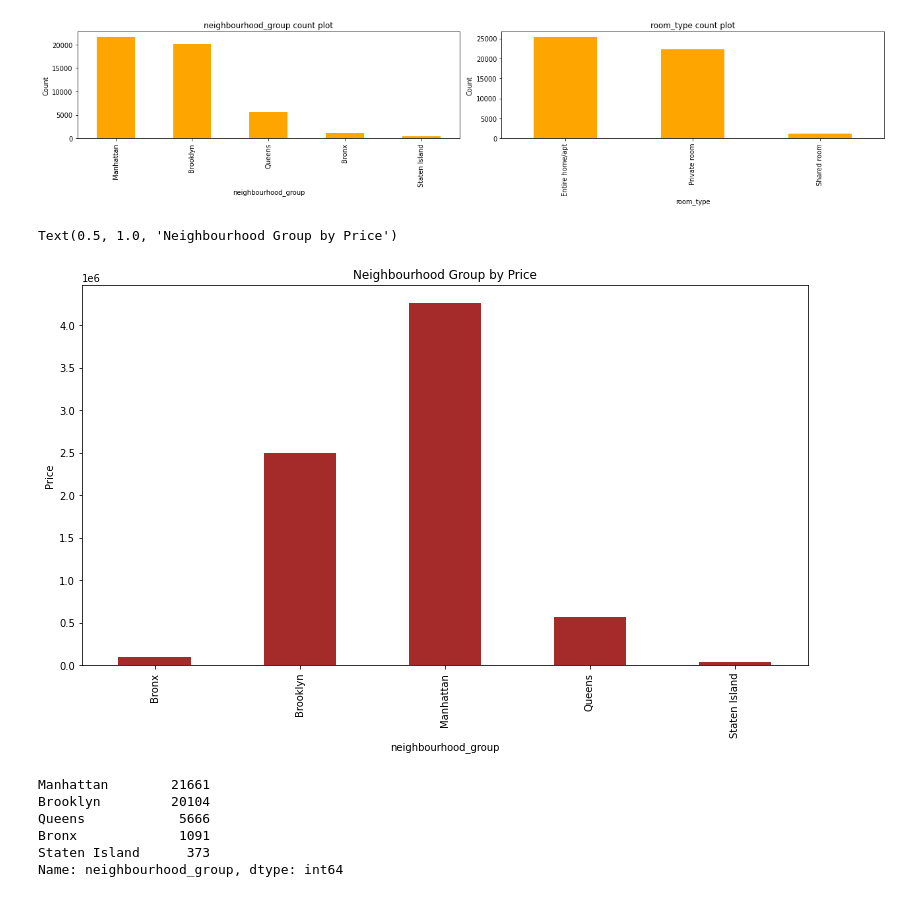
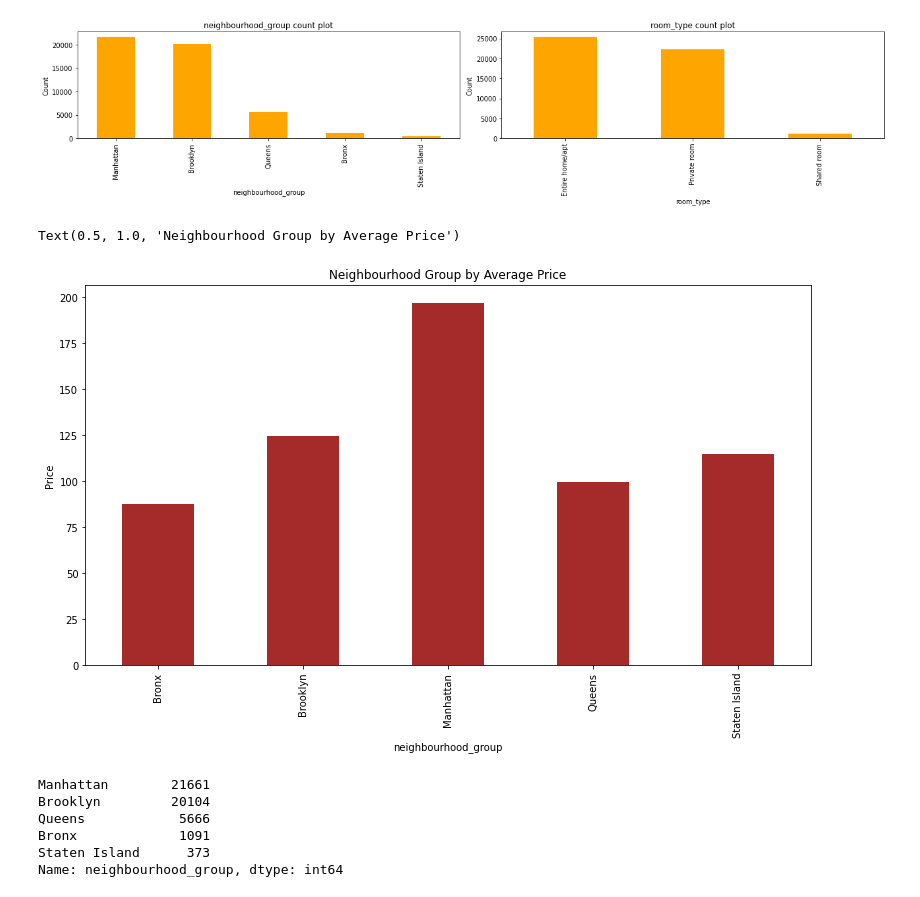
Before and after one commit to mohammedmoin44/EDA-Airbnb-NYC, a Jupyter notebook: Airbnb_Bookings_Analysis_Capstone_Project.ipynb, the cells around one changed output. Cells and saved outputs as stored; diff of their text form; code cells hidden in the pictures.

```diff
--- a/Airbnb_Bookings_Analysis_Capstone_Project.ipynb
+++ b/Airbnb_Bookings_Analysis_Capstone_Project.ipynb
@@ -152,13 +153,14 @@ plt.tight_layout()
 # %% [output]
 [figure]
 # %%
+#Plottin Average price of neighbourhood Group
 plt.figure(figsize=(13,7))
-df1.groupby('neighbourhood_group')['price'].sum().plot(kind='bar',color='brown')
+df1.groupby('neighbourhood_group')['price'].mean().plot(kind='bar',color='brown')
 plt.ylabel('Price')
-plt.title('Neighbourhood Group by Price')
+plt.title('Neighbourhood Group by Average Price')
 # %% [output]
-Text(0.5, 1.0, 'Neighbourhood Group by Price')
+Text(0.5, 1.0, 'Neighbourhood Group by Average Price')
-[figure, old version]
+[figure, new version]
 # %%
 df1['neighbourhood_group'].value_counts()
 # %% [output]
```
Also changed, not shown: parts of 16 cells of this notebook.
